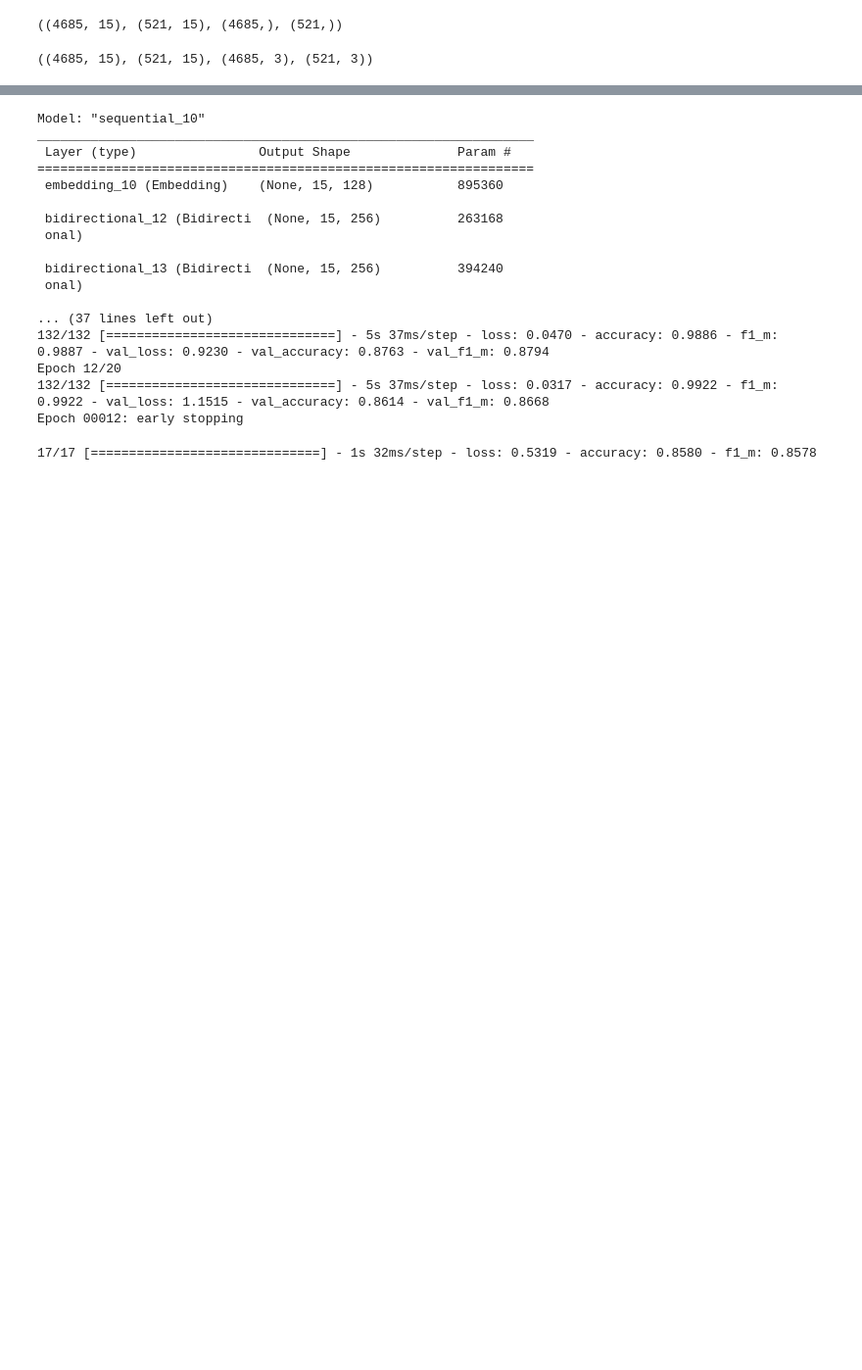
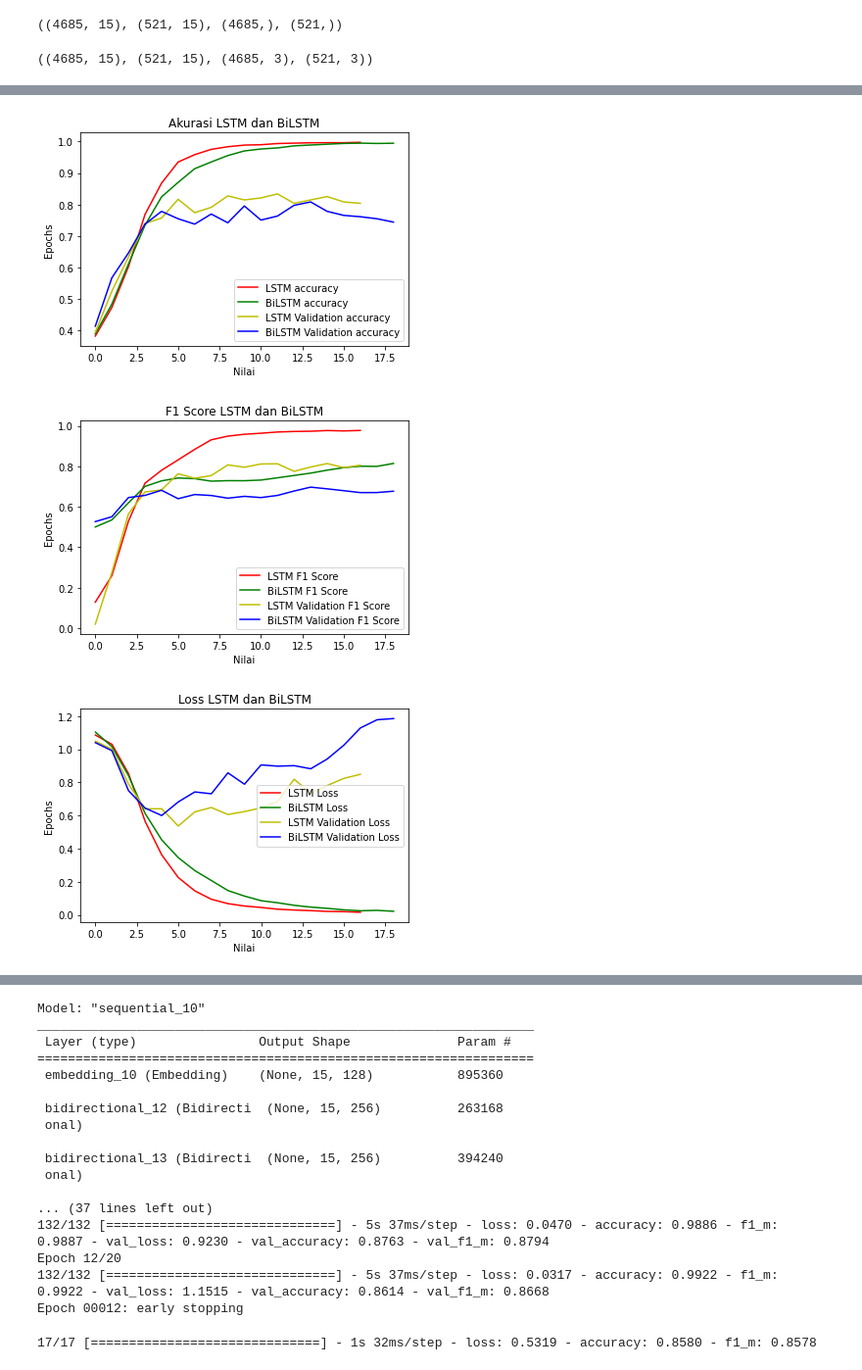
Before and after one commit to adrianuscharlie/ML-hate-speech-detection, a Jupyter notebook: Selena Gomez/notebook.ipynb, the cells around one changed output, grey strips where cells are left out. Shown at 98% size. Saved outputs shown, nothing was run; the diff lists cells and outputs as text; code cells hidden in the pictures; blank space fills up the shorter version.

```diff
--- a/Selena Gomez/notebook.ipynb
+++ b/Selena Gomez/notebook.ipynb
@@ -179,3 +175,11 @@ callback = tf.keras.callbacks.EarlyStopping(
 #kfold = KFold(n_splits=5, shuffle=True)
 #results = cross_val_score(estimator, x_train, y_train, cv=kfold,scoring='accuracy')
 #results
+# %%
+result=[]
+models=[]
+for i in range(1,3):
+    model=createSimpleModel(i)
+    history=model.fit(x_train,y_train,epochs=20,validation_split=0.1,callbacks=[callback])
+    models.append(model)
+    result.append(history)
@@ -181,0 +204,38 @@ callback = tf.keras.callbacks.EarlyStopping(
+# %%
+def compareAccuracyArchitecture(result):
+    plt.plot(result[0].history['accuracy'],color='r',label='LSTM accuracy')
+    plt.plot(result[1].history['accuracy'],color='g',label='BiLSTM accuracy')
+    plt.plot(result[0].history['val_accuracy'],color='y',label='LSTM Validation accuracy')
+    plt.plot(result[1].history['val_accuracy'],color='b',label='BiLSTM Validation accuracy')
+    plt.xlabel("Nilai")
+    plt.ylabel("Epochs")
+    plt.title("Akurasi LSTM dan BiLSTM")
+    plt.legend()
+    plt.show()
+compareAccuracyArchitecture(result)
+def comparef1scoreArchitecture(result):
+    plt.plot(result[0].history['f1_m'],color='r',label='LSTM F1 Score')
+    plt.plot(result[1].history['f1_m'],color='g',label='BiLSTM F1 Score')
+    plt.plot(result[0].history['val_f1_m'],color='y',label='LSTM Validation F1 Score')
+    plt.plot(result[1].history['val_f1_m'],color='b',label='BiLSTM Validation F1 Score')
+    plt.xlabel("Nilai")
+    plt.ylabel("Epochs")
+    plt.title("F1 Score LSTM dan BiLSTM")
+    plt.legend()
+    plt.show()
+comparef1scoreArchitecture(result)
+def compareLossArchitecture(result):
+    plt.plot(result[0].history['loss'],color='r',label='LSTM Loss')
+    plt.plot(result[1].history['loss'],color='g',label='BiLSTM Loss')
+    plt.plot(result[0].history['val_loss'],color='y',label='LSTM Validation Loss')
+    plt.plot(result[1].history['val_loss'],color='b',label='BiLSTM Validation Loss')
+    plt.xlabel("Nilai")
+    plt.ylabel("Epochs")
+    plt.title("Loss LSTM dan BiLSTM")
+    plt.legend()
+    plt.show()
+compareLossArchitecture(result)
+# %% [output]
+[figure, added]
+[figure, added]
+[figure, added]
```
Also changed, not shown: parts of 8 cells of this notebook, 3 other files.
